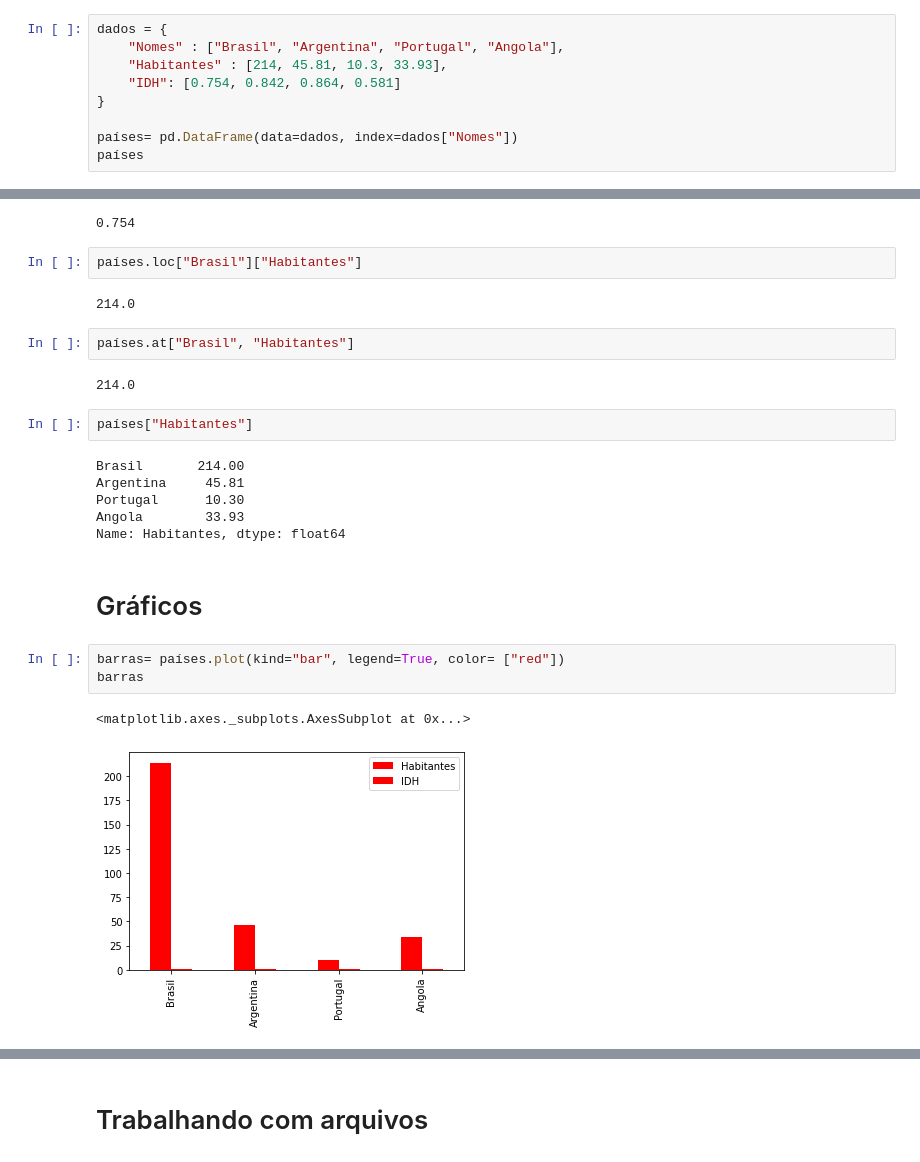
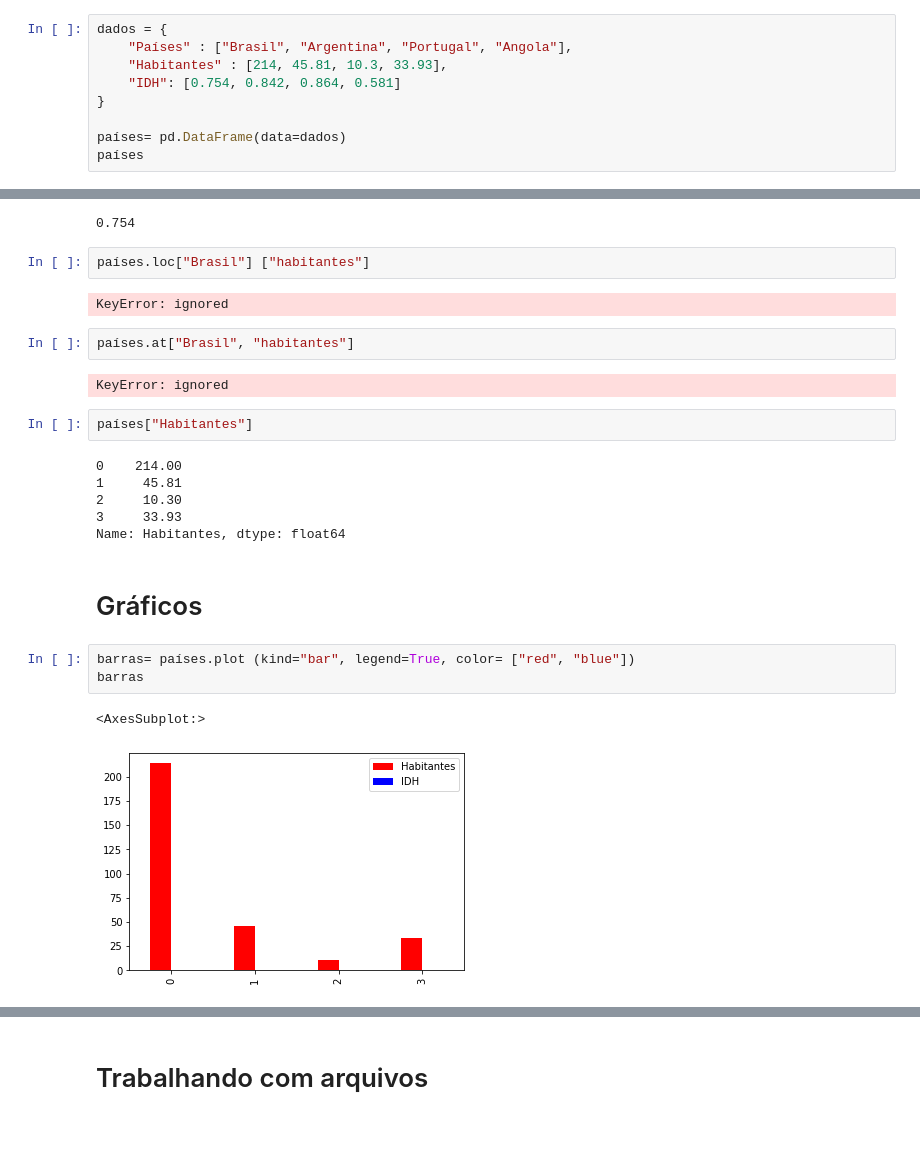
Before and after one commit to rtosta/python_analise_dados, a Jupyter notebook: Análise_dados.ipynb, the cells around one changed output, grey strips where cells are left out. Drawn from its saved outputs; the diff is of its cells as text; blank space fills up the shorter version.

```diff
--- a/Análise_dados.ipynb
+++ b/Análise_dados.ipynb
@@ -31,11 +31,11 @@ dtype: float64
 # Pandas Dataframe
 # %%
 dados = {
-    "Nomes" : ["Brasil", "Argentina", "Portugal", "Angola"],
+    "Países" : ["Brasil", "Argentina", "Portugal", "Angola"],
     "Habitantes" : [214, 45.81, 10.3, 33.93],
     "IDH": [0.754, 0.842, 0.864, 0.581]
 }
 
-países= pd.DataFrame(data=dados, index=dados["Nomes"])
+países= pd.DataFrame(data=dados)
 países
 # %% [output]
@@ -93,26 +101,26 @@ países.iloc[0]["IDH"]
 # %% [output]
 0.754
 # %%
-países.loc["Brasil"]["Habitantes"]
+países.loc["Brasil"] ["habitantes"]
 # %% [output]
-214.0
+KeyError: ignored
 # %%
-países.at["Brasil", "Habitantes"]
+países.at["Brasil", "habitantes"]
 # %% [output]
-214.0
+KeyError: ignored
 # %%
 países["Habitantes"]
 # %% [output]
-Brasil       214.00
-Argentina     45.81
-Portugal      10.30
-Angola        33.93
+0    214.00
+1     45.81
+2     10.30
+3     33.93
 Name: Habitantes, dtype: float64
 # %% [markdown]
 # Gráficos
 # %%
-barras= países.plot(kind="bar", legend=True, color= ["red"])
+barras= países.plot (kind="bar", legend=True, color= ["red", "blue"])
 barras
 # %% [output]
-<matplotlib.axes._subplots.AxesSubplot at 0x...>
+<AxesSubplot:>
-[figure, old version]
+[figure, new version]
```
Also changed, not shown: parts of 25 cells of this notebook.
